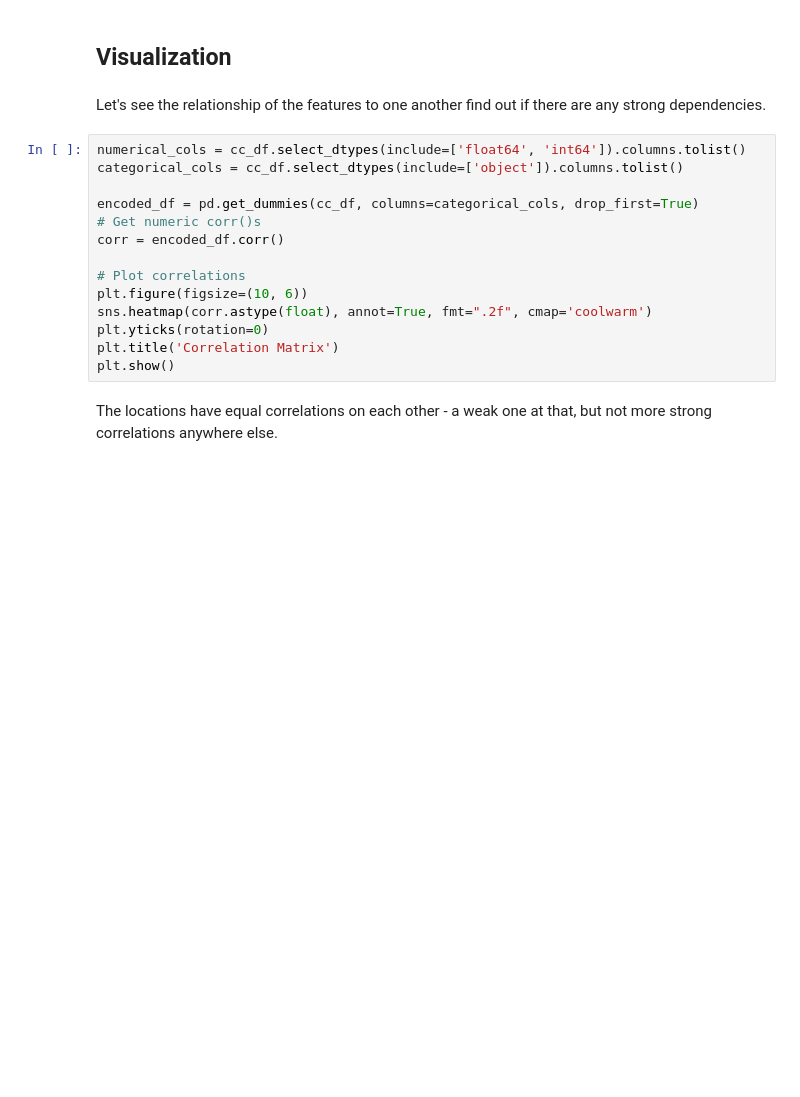
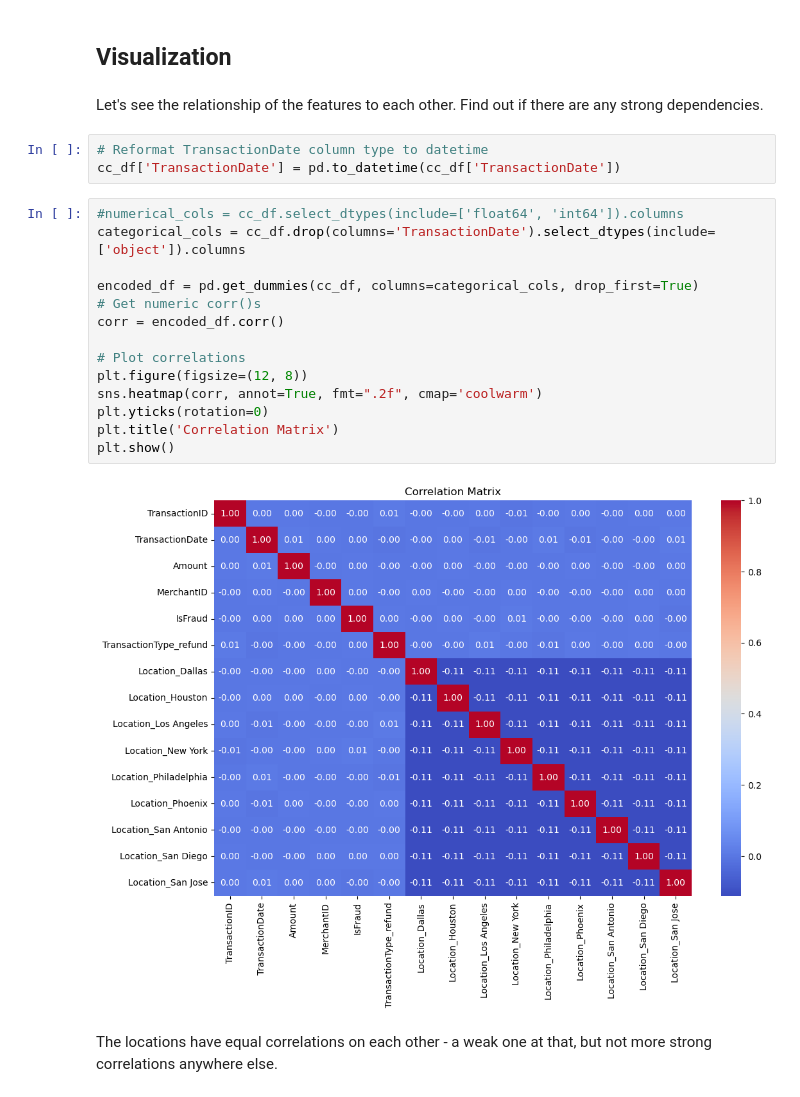
Before and after one commit to judesantos/Springboard_DS_ML, a Jupyter notebook: Unit18.3_Data_StoryTelling/Unit18.3_CreditCardFraudDetection.ipynb, the cells around one changed output. Drawn from its saved outputs; the diff is of its cells as text; blank space fills up the shorter version.

Commit message:
Fix get_dummies crash due to timestamp not concerted to datetime format

```diff
--- a/Unit18.3_Data_StoryTelling/Unit18.3_CreditCardFraudDetection.ipynb
+++ b/Unit18.3_Data_StoryTelling/Unit18.3_CreditCardFraudDetection.ipynb
@@ -266,21 +264,26 @@ It appears the categorical relationships - in the cramers_v column, shows that *
 # %% [markdown]
 ## Visualization
 # %% [markdown]
-Let's see the relationship of the features to one another find out if there are any strong dependencies.
+Let's see the relationship of the features to each other. Find out if there are any strong dependencies.
+# %%
+# Reformat TransactionDate column type to datetime
+cc_df['TransactionDate'] = pd.to_datetime(cc_df['TransactionDate'])
 # %%
-numerical_cols = cc_df.select_dtypes(include=['float64', 'int64']).columns.tolist()
-categorical_cols = cc_df.select_dtypes(include=['object']).columns.tolist()
+#numerical_cols = cc_df.select_dtypes(include=['float64', 'int64']).columns
+categorical_cols = cc_df.drop(columns='TransactionDate').select_dtypes(include=['object']).columns
 
 encoded_df = pd.get_dummies(cc_df, columns=categorical_cols, drop_first=True)
 # Get numeric corr()s
 corr = encoded_df.corr()
 
 # Plot correlations
-plt.figure(figsize=(10, 6))
-sns.heatmap(corr.astype(float), annot=True, fmt=".2f", cmap='coolwarm')
+plt.figure(figsize=(12, 8))
+sns.heatmap(corr, annot=True, fmt=".2f", cmap='coolwarm')
 plt.yticks(rotation=0)
 plt.title('Correlation Matrix')
 plt.show()
+# %% [output]
+[figure, added]
 # %% [markdown]
 The locations have equal correlations on each other - a weak one at that, but not more strong correlations anywhere else.
 # %% [markdown]
```
Also changed, not shown: parts of 2 cells of this notebook.
